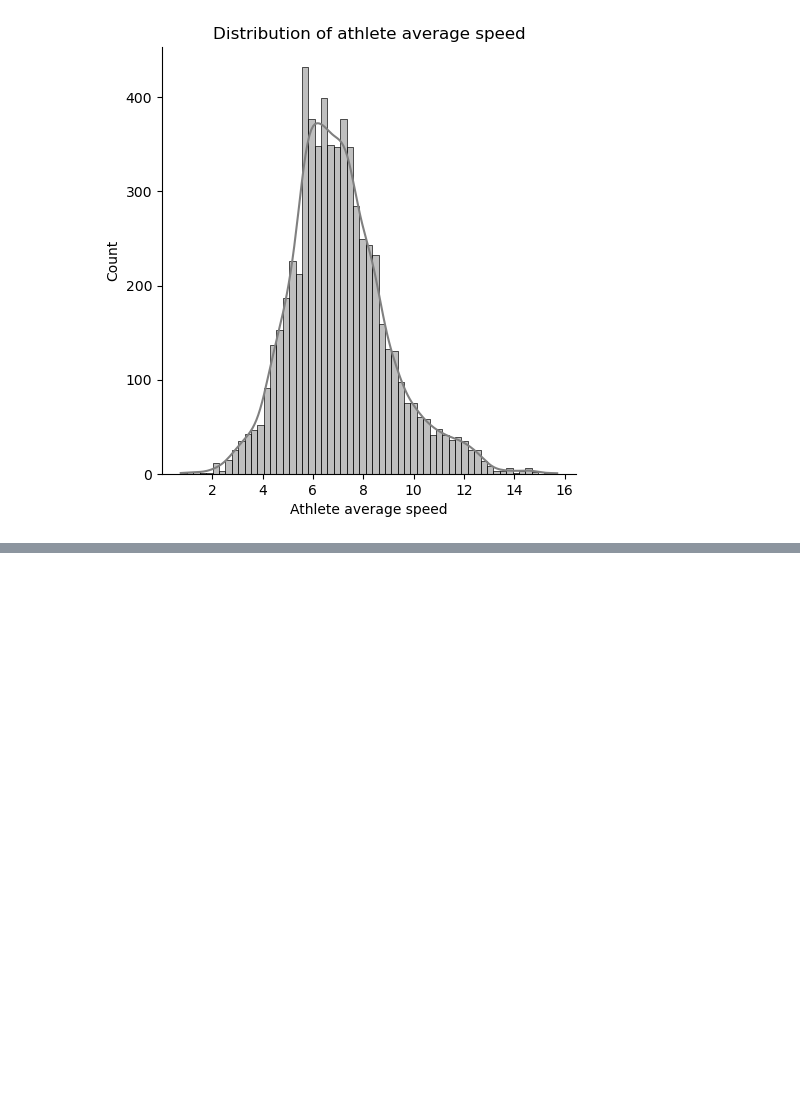
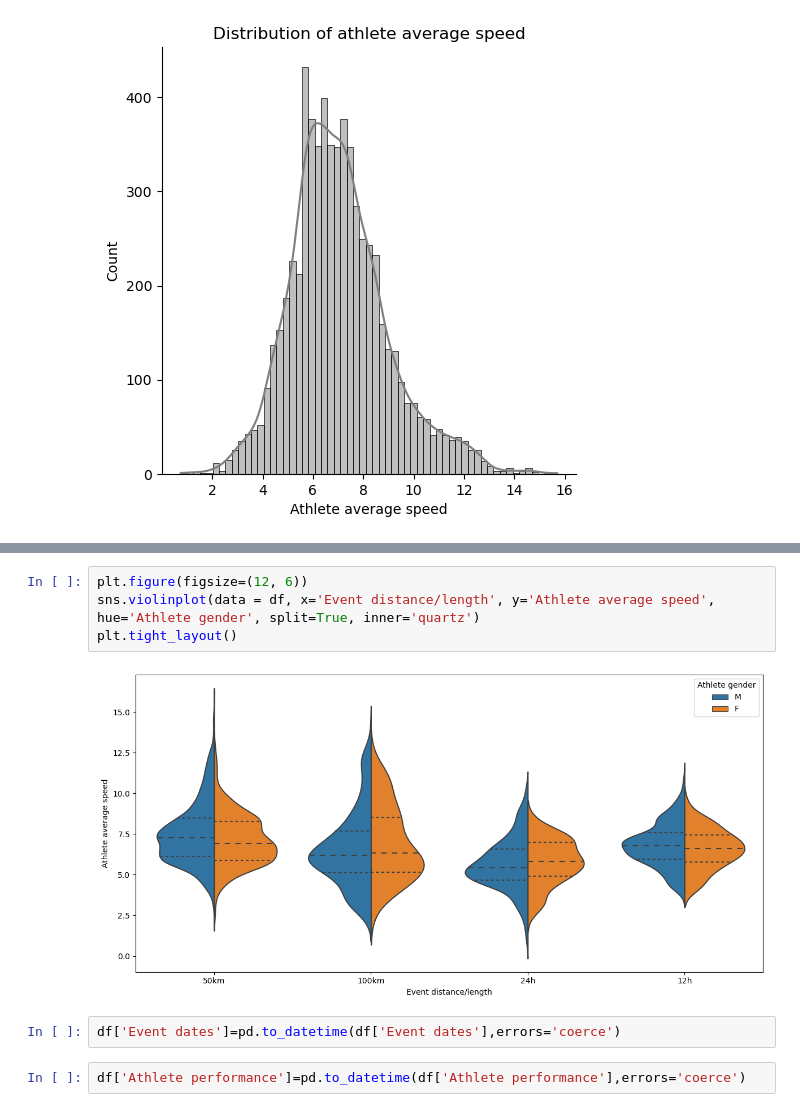
Before and after one commit to noahnoahnoahtran/project15-Indian-athlete-marathon-EDA, a Jupyter notebook: marathon_analysis.ipynb, the cells around one changed output, grey strips where cells are left out. Drawn from its saved outputs; the diff is of its cells as text; blank space fills up the shorter version.

```diff
--- a/marathon_analysis.ipynb
+++ b/marathon_analysis.ipynb
@@ -186,0 +260,10 @@ Text(0.5, 1.0, 'Distribution of athlete average speed')
+# %%
+plt.figure(figsize=(12, 6))
+sns.violinplot(data = df, x='Event distance/length', y='Athlete average speed', hue='Athlete gender', split=True, inner='quartz')
+plt.tight_layout()
+# %% [output]
+[figure, added]
+# %%
+df['Event dates']=pd.to_datetime(df['Event dates'],errors='coerce')
+# %%
+df['Athlete performance']=pd.to_datetime(df['Athlete performance'],errors='coerce')
```
Also changed, not shown: parts of 15 cells of this notebook.
